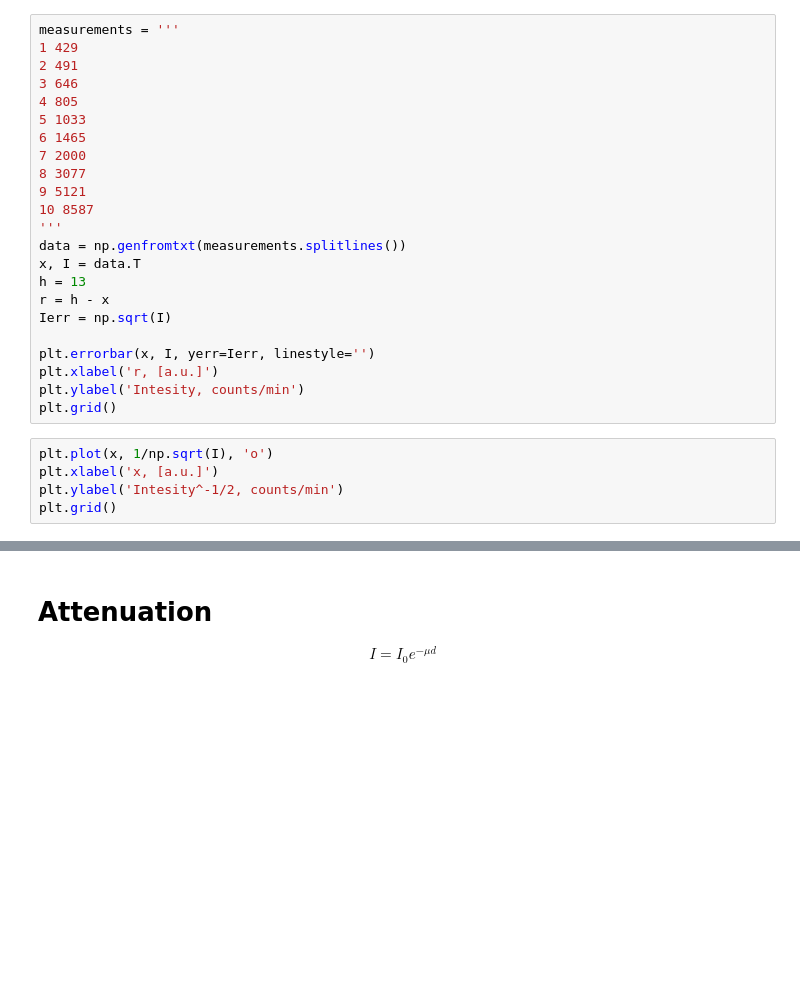
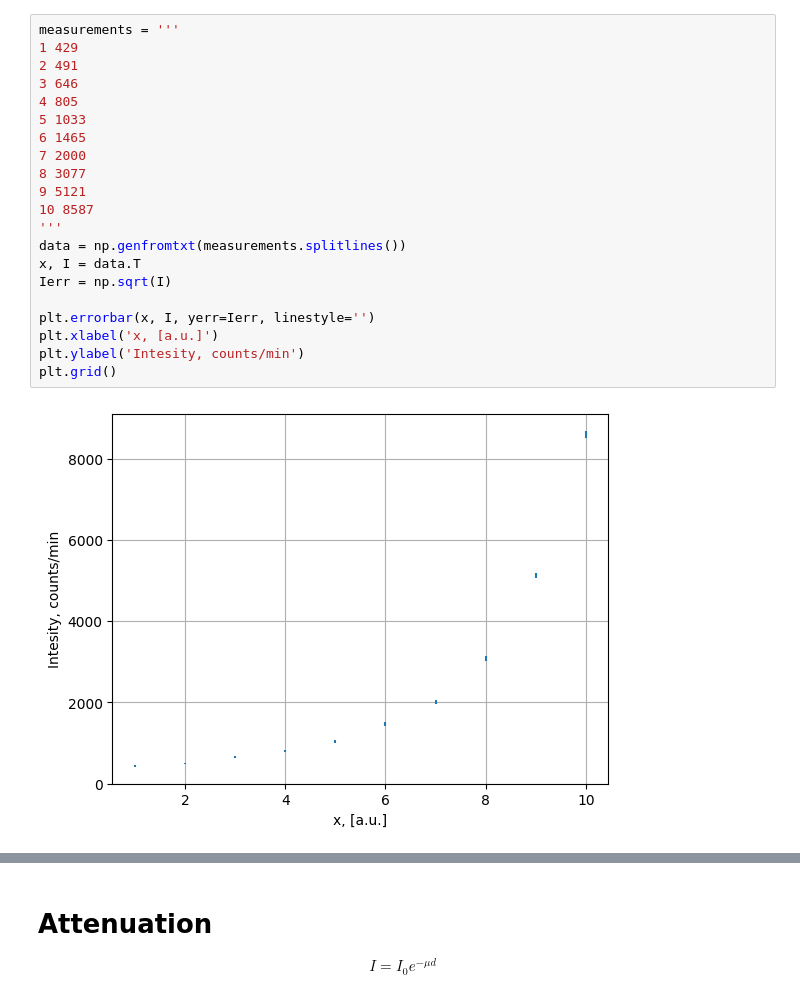
Before and after one commit to evgeny-kolonsky/Lab4_Nuclear, a Jupyter notebook: Lab4_Poisson_test.ipynb, the cells around one changed output, grey strips where cells are left out. Cells and saved outputs as stored; diff of their text form; blank space fills up the shorter version.

```diff
--- a/Lab4_Poisson_test.ipynb
+++ b/Lab4_Poisson_test.ipynb
@@ -62,28 +87,23 @@ K3, errK3
 # %%
 measurements = '''
 1 429
 2 491
 3 646
 4 805
 5 1033
 6 1465
 7 2000
 8 3077
 9 5121
 10 8587
 '''
 data = np.genfromtxt(measurements.splitlines())
 x, I = data.T
-h = 13
-r = h - x
 Ierr = np.sqrt(I)
 
 plt.errorbar(x, I, yerr=Ierr, linestyle='')
-plt.xlabel('r, [a.u.]')
+plt.xlabel('x, [a.u.]')
 plt.ylabel('Intesity, counts/min')
 plt.grid()
+# %% [output]
+[figure, added]
-# %%
-plt.plot(x, 1/np.sqrt(I), 'o')
-plt.xlabel('x, [a.u.]')
-plt.ylabel('Intesity^-1/2, counts/min')
-plt.grid()
```
Also changed, not shown: parts of 25 cells of this notebook.
